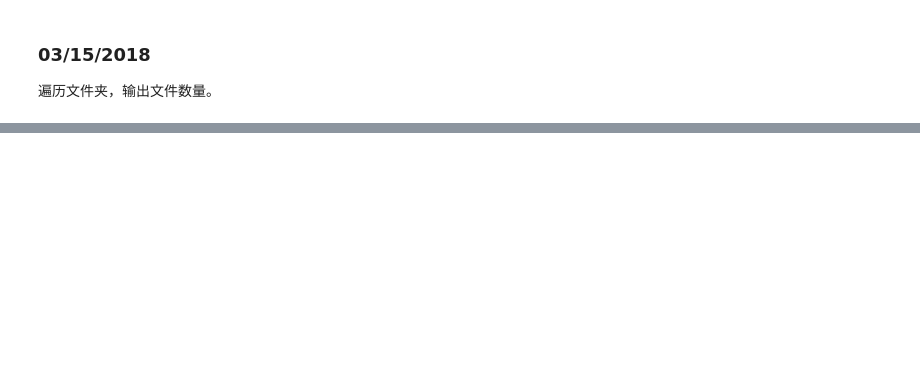
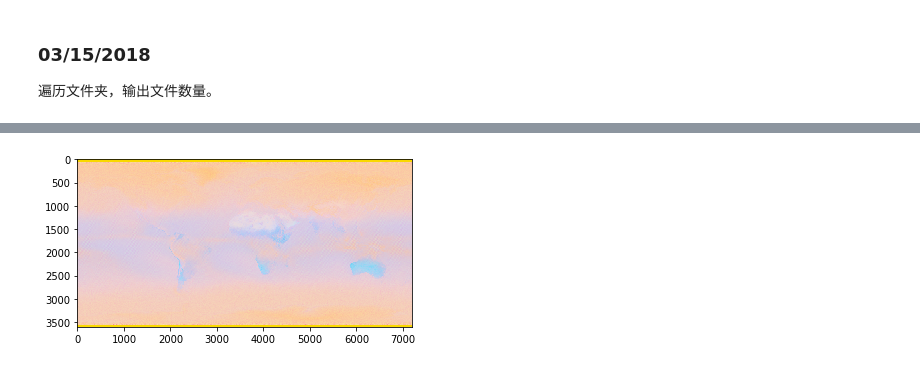
Before and after one commit to cloudy365/MODCM, a Jupyter notebook: scratch.ipynb, the cells around one changed output, grey strips where cells are left out. Drawn from its saved outputs; the diff is of its cells as text; code cells hidden in the pictures; blank space fills up the shorter version.

Commit message:
add more features, especially for the image enhancement.

```diff
--- a/scratch.ipynb
+++ b/scratch.ipynb
@@ -173,7 +171,7 @@ for ifile in os.listdir(data_dir):
 cats = ['VIS', 'SWIR_P1', 'SWIR_P2', 'LW_P1', 'LW_P2']
 
 
-working_dir = '/u/sciteam/smzyz/scratch/results/monthly/'
+working_dir = '/u/sciteam/smzyz/scratch/results/MODIS_ClimateMarble_005deg/daily/'
 output_dir = '/u/sciteam/smzyz/scratch/results/'
 
 for icat in cats[3:]:
@@ -192,10 +190,3 @@ for icat in cats[3:]:
         mean_rad = np.array(rad_all / num_all)
 
         np.savez_compressed(os.path.join(output_dir, "{}_{}.npz".format(icat, imon)), mean_rad = mean_rad)
-# %%
-mean_rad = np.array(mean_rad)
-
-print mean_rad.shape
-
-plt.plot(mean_rad[:, :, 5])
-plt.show()
@@ -390,0 +399,15 @@ NameError: name 'working_dir' is not defined
+# %%
+def retrieve_monthly_climate_by_band(iband):
+
+    data_folder = "/u/sciteam/smzyz/scratch/results/MODIS_ClimateMarble_005deg/monthly_mean_nc"
+    data_file = os.path.join(data_folder, 'monthly_climate_band_{}.nc'.format(iband))
+
+    ncdf = Dataset(data_file)
+    data = ncdf.variables['mean_radiance'][:]
+    np.place(data, data<0, 0)
+    return data
+
+
+r = retrieve_monthly_climate_by_band(32)-retrieve_monthly_climate_by_band(31)
+g = retrieve_monthly_climate_by_band(31)-retrieve_monthly_climate_by_band(29)
+b = retrieve_monthly_climate_by_band(31)
@@ -390,0 +419,7 @@ NameError: name 'working_dir' is not defined
+# %%
+rgb = np.dstack((r[0], g[0], b[0]))
+en_rgb = enhance_rgb(rgb)
+plt.imshow(en_rgb)
+plt.show()
+# %% [output]
+[figure, added]
```
Also changed, not shown: parts of 13 cells of this notebook, 6 other files.
